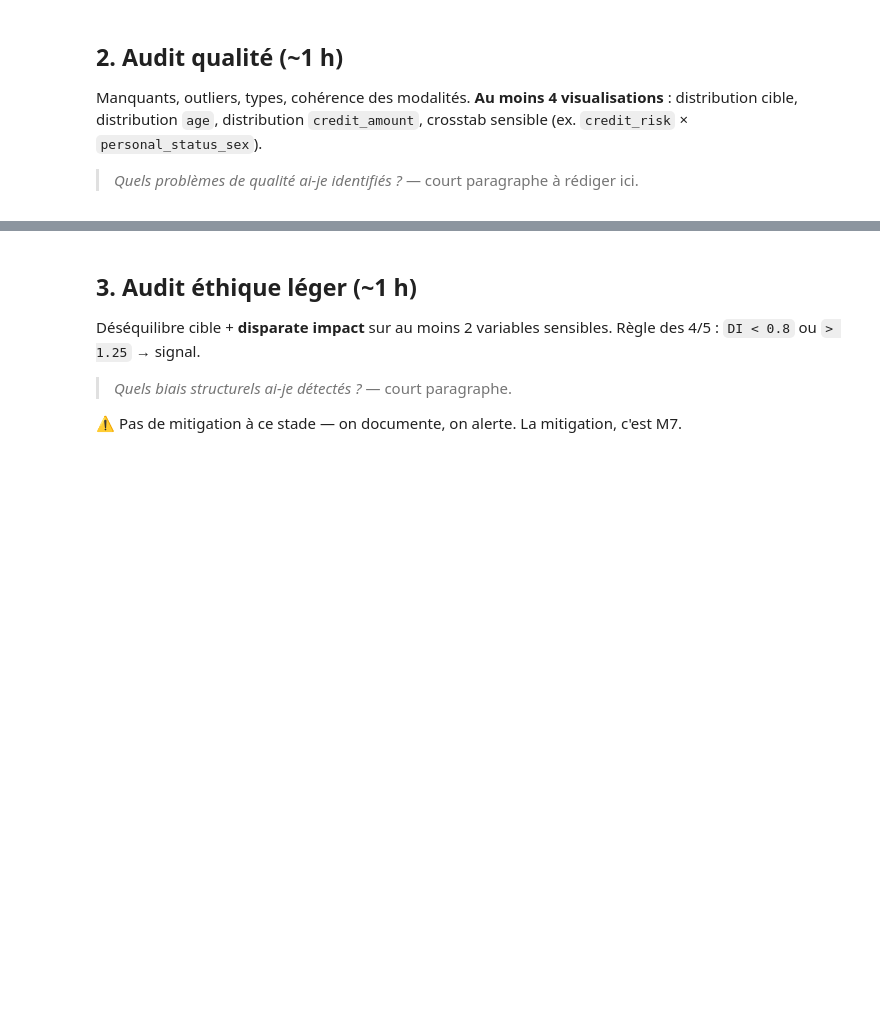
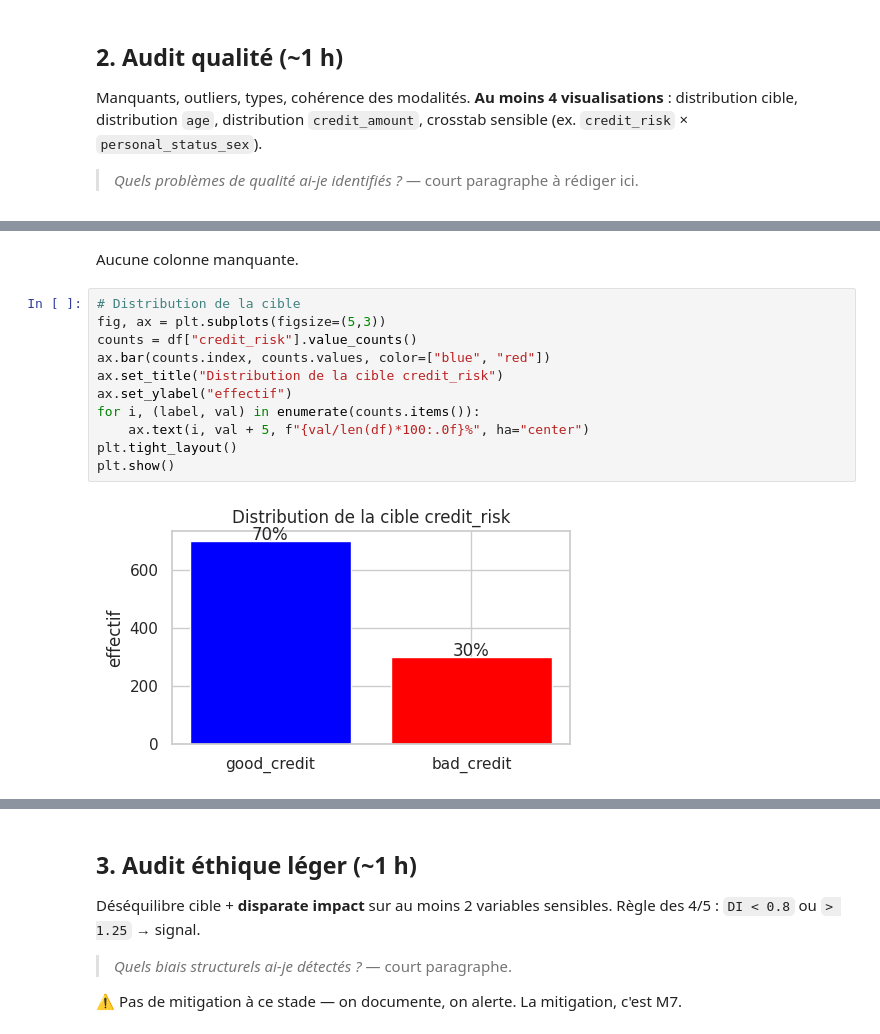
Before and after one commit to A949196/m2-b1-tom-carpentier, a Jupyter notebook: notebooks/M2-B1_tom_carpentier.ipynb, the cells around one changed output, grey strips where cells are left out. Cells and saved outputs as stored; diff of their text form; blank space fills up the shorter version.

Commit message:
audit(notebook): added plots for audit quality

```diff
--- a/notebooks/M2-B1_tom_carpentier.ipynb
+++ b/notebooks/M2-B1_tom_carpentier.ipynb
@@ -96,0 +101,15 @@ visualisations** : distribution cible, distribution `age`, distribution
+# %% [markdown]
+Aucune colonne manquante.
+# %%
+# Distribution de la cible
+fig, ax = plt.subplots(figsize=(5,3))
+counts = df["credit_risk"].value_counts()
+ax.bar(counts.index, counts.values, color=["blue", "red"])
+ax.set_title("Distribution de la cible credit_risk")
+ax.set_ylabel("effectif")
+for i, (label, val) in enumerate(counts.items()):
+    ax.text(i, val + 5, f"{val/len(df)*100:.0f}%", ha="center")
+plt.tight_layout()
+plt.show()
+# %% [output]
+[figure, added]
```
Also changed, not shown: parts of 9 cells of this notebook.
